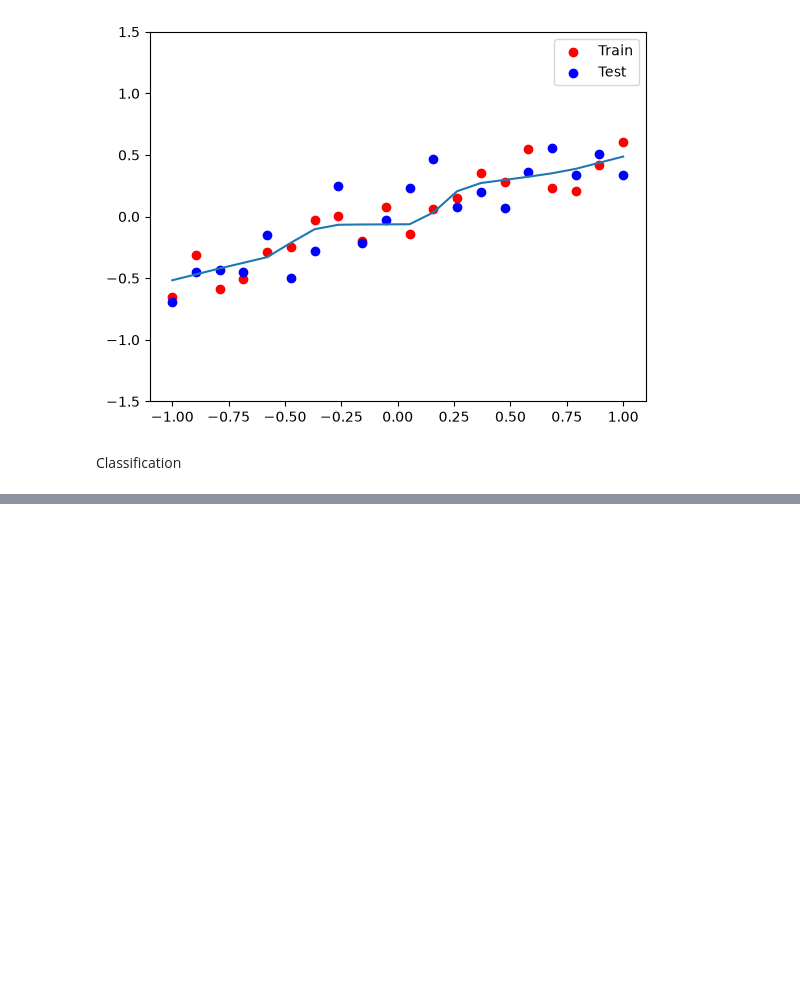
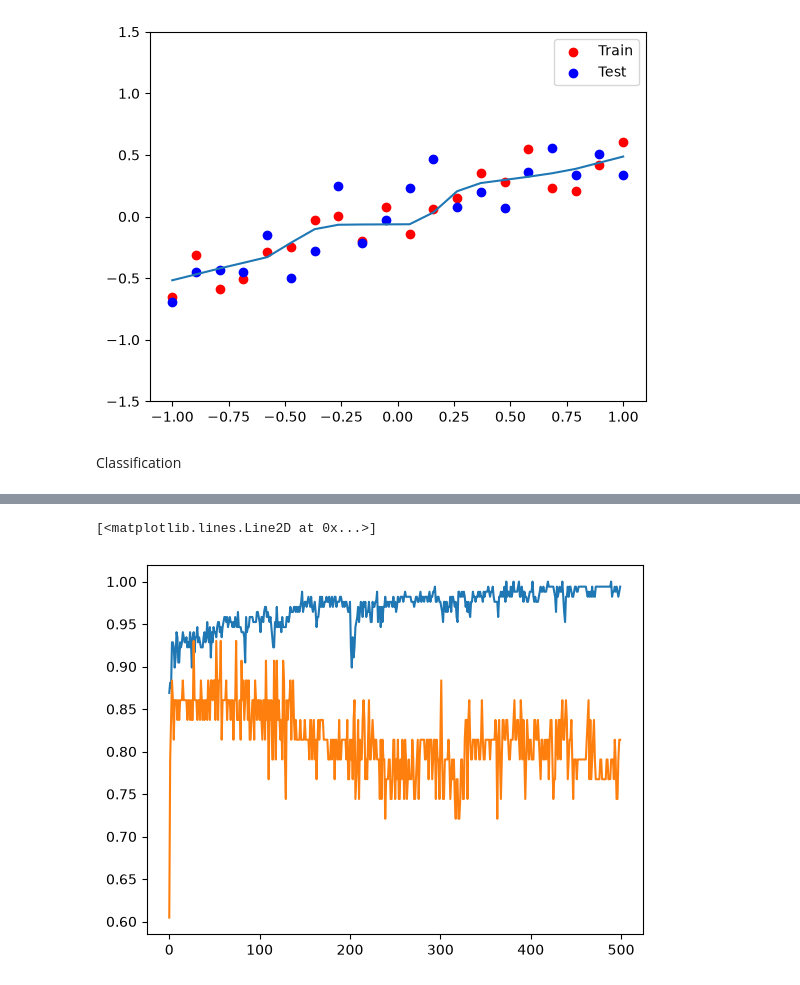
Before and after one commit to uravashiagrawal-hue/deep-learning, a Jupyter notebook: problems in neural network/overfitting/dropoutLayers.ipynb, the cells around one changed output, grey strips where cells are left out. Saved outputs shown, nothing was run; the diff lists cells and outputs as text; code cells hidden in the pictures; blank space fills up the shorter version.

```diff
--- a/problems in neural network/overfitting/dropoutLayers.ipynb
+++ b/problems in neural network/overfitting/dropoutLayers.ipynb
@@ -333,0 +405,6 @@ y = np.array([1., 1., 1., 1., 1., 1., 1., 1., 1., 1., 1., 1., 1., 1., 1., 1., 1.
+# %%
+plt.plot(history.history['accuracy'])
+plt.plot(history.history['val_accuracy'])
+# %% [output]
+[<matplotlib.lines.Line2D at 0x...>]
+[figure, added]
```
Also changed, not shown: parts of 7 cells of this notebook.
